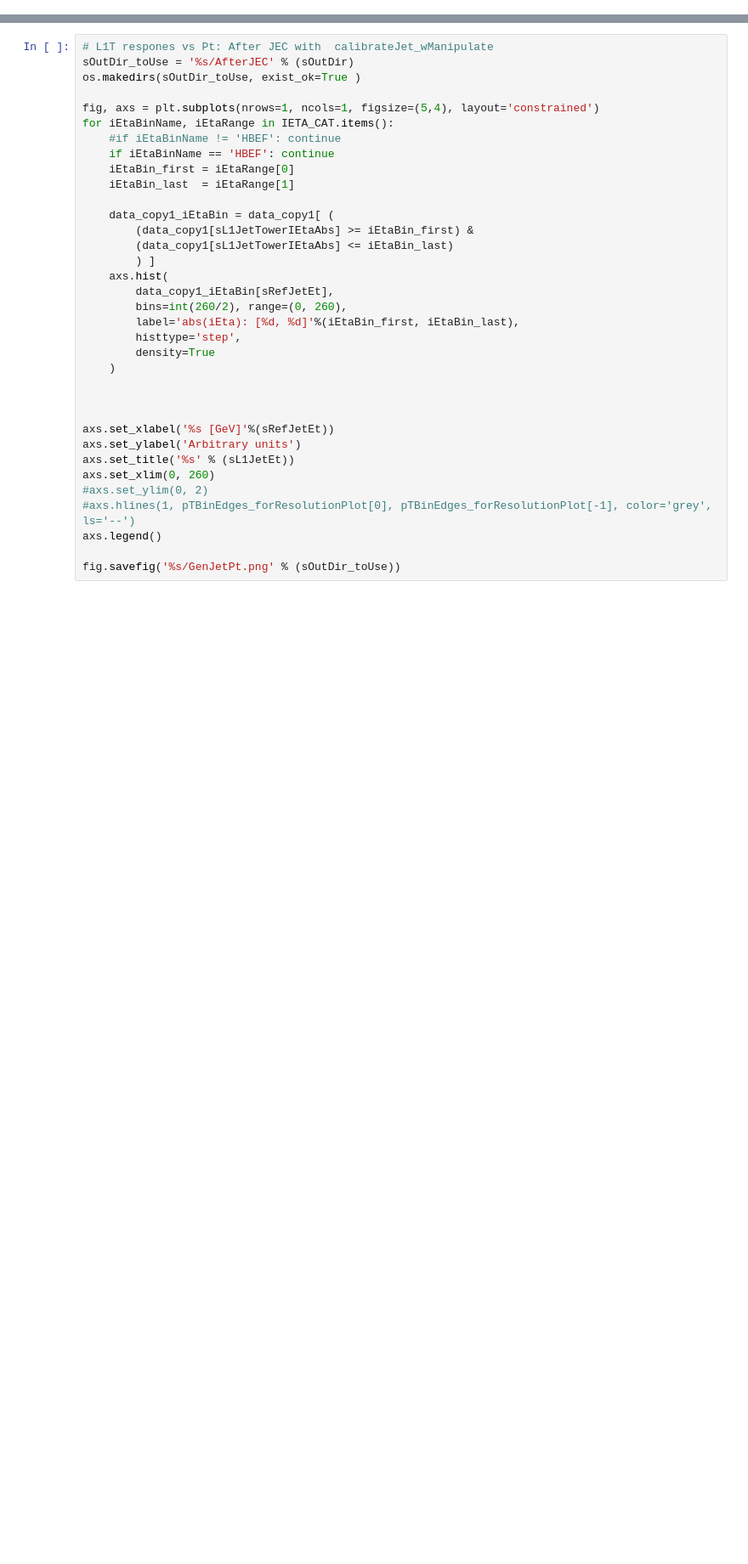
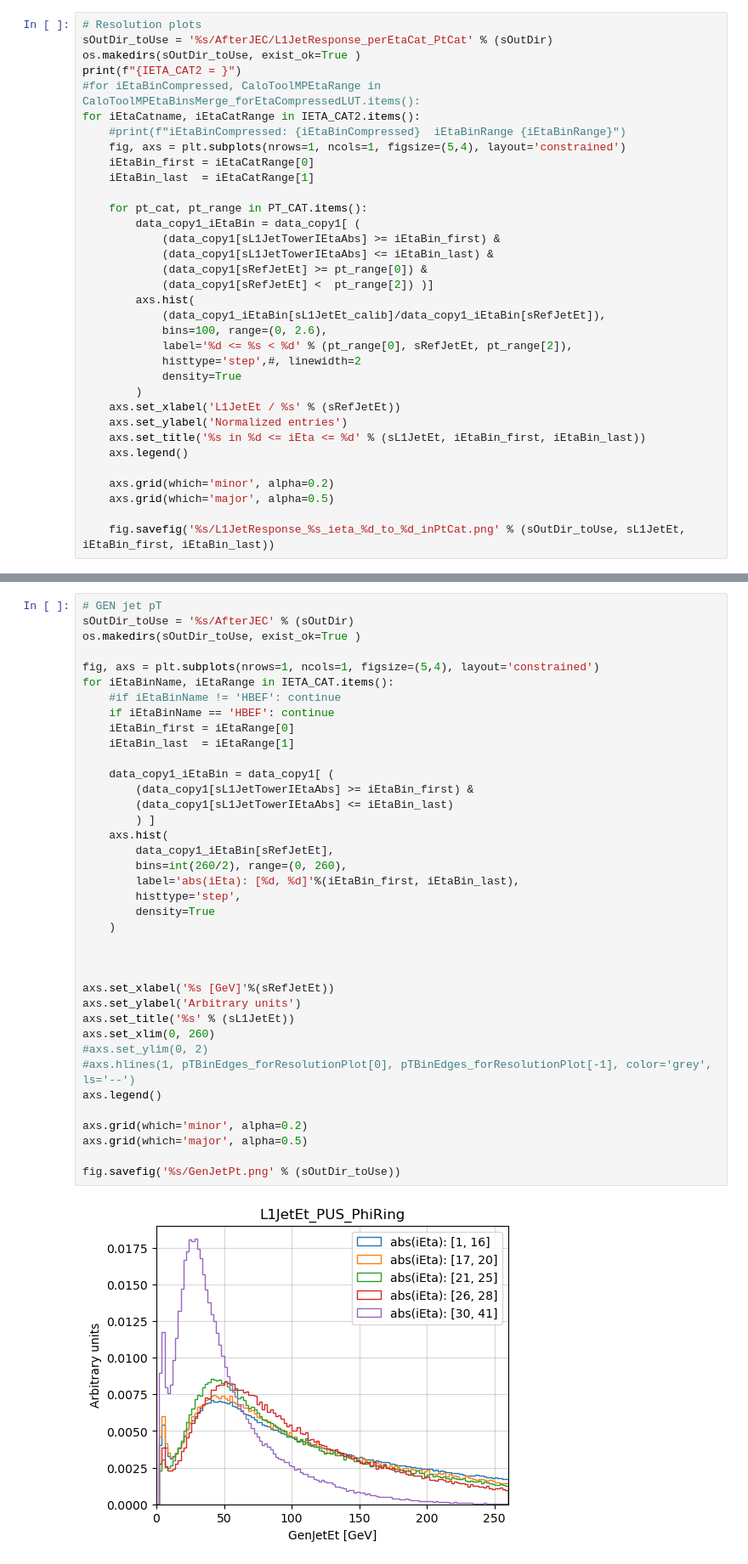
Before and after one commit to siddhesh86/l1JetShapesStudies, a Jupyter notebook: makeLUTs/check_L1TJECLUT_performance.ipynb, the cells around one changed output, grey strips where cells are left out. Shown at 85% size. Saved outputs shown, nothing was run; the diff lists cells and outputs as text; blank space fills up the shorter version.

```diff
--- a/makeLUTs/check_L1TJECLUT_performance.ipynb
+++ b/makeLUTs/check_L1TJECLUT_performance.ipynb
@@ -345,0 +553,34 @@ fig.savefig('%s/L1JetResponse_vs_Pt_%s.png' % (sOutDir_toUse, sL1JetEt))
+# %%
+# Resolution plots
+sOutDir_toUse = '%s/AfterJEC/L1JetResponse_perEtaCat_PtCat' % (sOutDir)
+os.makedirs(sOutDir_toUse, exist_ok=True )
+print(f"{IETA_CAT2 = }")
+#for iEtaBinCompressed, CaloToolMPEtaRange in CaloToolMPEtaBinsMerge_forEtaCompressedLUT.items():
+for iEtaCatname, iEtaCatRange in IETA_CAT2.items():
+    #print(f"iEtaBinCompressed: {iEtaBinCompressed}  iEtaBinRange {iEtaBinRange}")
+    fig, axs = plt.subplots(nrows=1, ncols=1, figsize=(5,4), layout='constrained')
+    iEtaBin_first = iEtaCatRange[0]
+    iEtaBin_last  = iEtaCatRange[1]
+
+    for pt_cat, pt_range in PT_CAT.items():
+        data_copy1_iEtaBin = data_copy1[ (
+            (data_copy1[sL1JetTowerIEtaAbs] >= iEtaBin_first) &
+            (data_copy1[sL1JetTowerIEtaAbs] <= iEtaBin_last) &
+            (data_copy1[sRefJetEt] >= pt_range[0]) &
+            (data_copy1[sRefJetEt] <  pt_range[2]) )]
+        axs.hist(
+            (data_copy1_iEtaBin[sL1JetEt_calib]/data_copy1_iEtaBin[sRefJetEt]),
+            bins=100, range=(0, 2.6),
+            label='%d <= %s < %d' % (pt_range[0], sRefJetEt, pt_range[2]),
+            histtype='step',#, linewidth=2
+            density=True
+        )
+    axs.set_xlabel('L1JetEt / %s' % (sRefJetEt))
+    axs.set_ylabel('Normalized entries')
+    axs.set_title('%s in %d <= iEta <= %d' % (sL1JetEt, iEtaBin_first, iEtaBin_last))
+    axs.legend()
+
+    axs.grid(which='minor', alpha=0.2)
+    axs.grid(which='major', alpha=0.5)
+
+    fig.savefig('%s/L1JetResponse_%s_ieta_%d_to_%d_inPtCat.png' % (sOutDir_toUse, sL1JetEt, iEtaBin_first, iEtaBin_last))
@@ -346,36 +593,41 @@ fig.savefig('%s/L1JetResponse_vs_Pt_%s.png' % (sOutDir_toUse, sL1JetEt))
 # %%
-# L1T respones vs Pt: After JEC with  calibrateJet_wManipulate
+# GEN jet pT
 sOutDir_toUse = '%s/AfterJEC' % (sOutDir)
 os.makedirs(sOutDir_toUse, exist_ok=True )
 
 fig, axs = plt.subplots(nrows=1, ncols=1, figsize=(5,4), layout='constrained')
 for iEtaBinName, iEtaRange in IETA_CAT.items():
     #if iEtaBinName != 'HBEF': continue
     if iEtaBinName == 'HBEF': continue
     iEtaBin_first = iEtaRange[0]
     iEtaBin_last  = iEtaRange[1]
 
     data_copy1_iEtaBin = data_copy1[ (
         (data_copy1[sL1JetTowerIEtaAbs] >= iEtaBin_first) &
         (data_copy1[sL1JetTowerIEtaAbs] <= iEtaBin_last)
         ) ]
     axs.hist(
         data_copy1_iEtaBin[sRefJetEt],
         bins=int(260/2), range=(0, 260),
         label='abs(iEta): [%d, %d]'%(iEtaBin_first, iEtaBin_last),
         histtype='step',
         density=True
     )
 
 
 
 axs.set_xlabel('%s [GeV]'%(sRefJetEt))
 axs.set_ylabel('Arbitrary units')
 axs.set_title('%s' % (sL1JetEt))
 axs.set_xlim(0, 260)
 #axs.set_ylim(0, 2)
 #axs.hlines(1, pTBinEdges_forResolutionPlot[0], pTBinEdges_forResolutionPlot[-1], color='grey', ls='--')
 axs.legend()
 
+axs.grid(which='minor', alpha=0.2)
+axs.grid(which='major', alpha=0.5)
+
 fig.savefig('%s/GenJetPt.png' % (sOutDir_toUse))
+# %% [output]
+[figure, added]
 # %%
```
Also changed, not shown: parts of 10 cells of this notebook, 52 other files.
